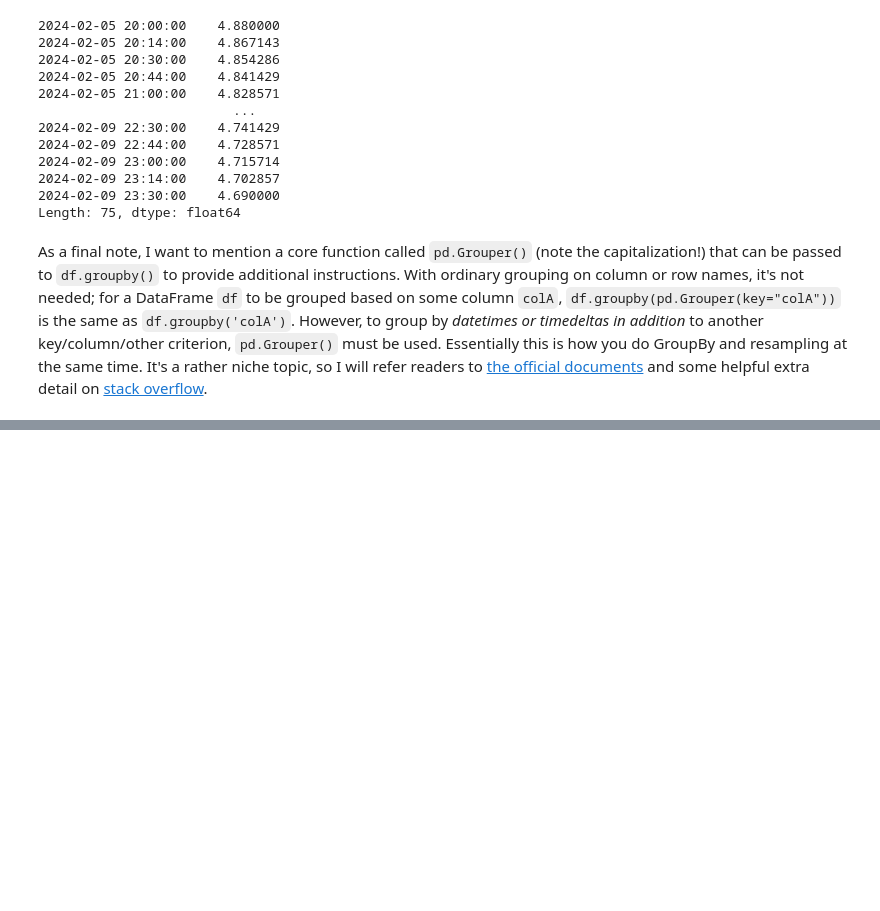
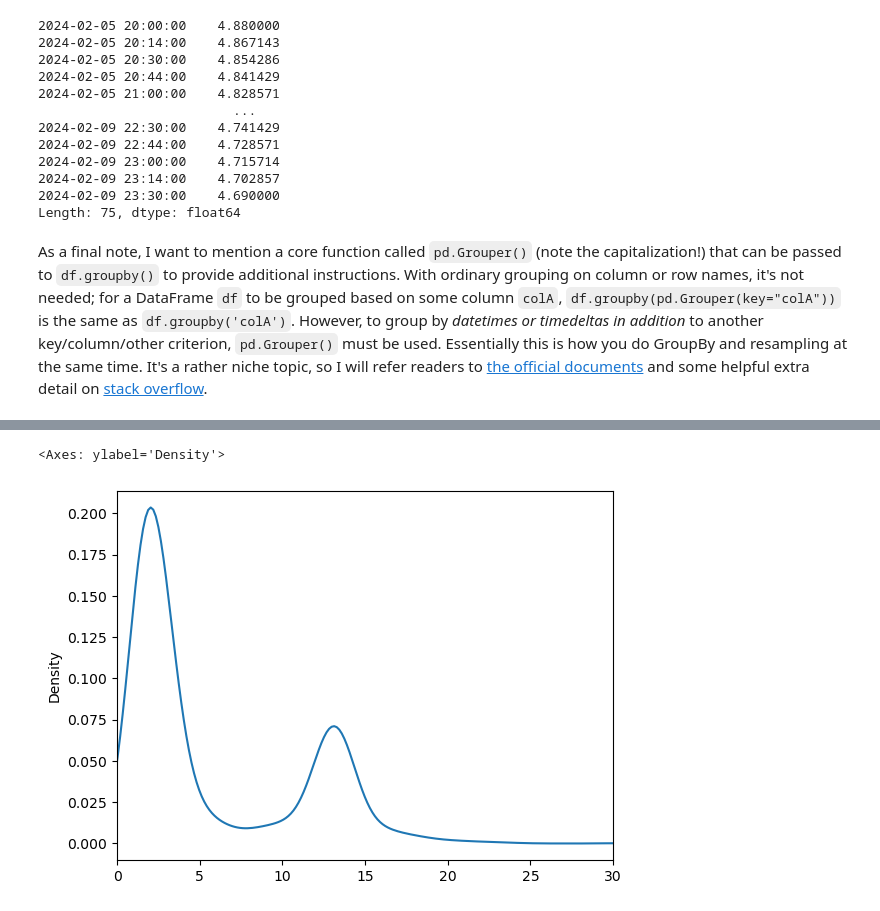
Before and after one commit to rlpitts/Intro-to-Pandas, a Jupyter notebook: PandasSBIntro.ipynb, the cells around one changed output, grey strips where cells are left out. Cells and saved outputs as stored; diff of their text form; code cells hidden in the pictures; blank space fills up the shorter version.

```diff
--- a/PandasSBIntro.ipynb
+++ b/PandasSBIntro.ipynb
@@ -1950,0 +2241,5 @@ ML programs like TensorFlow and PyTorch are highly compatible with Series/DataFr
+# %%
+df['radius_RE'].plot(kind='kde',xlim=(0,30))
+# %% [output]
+<Axes: ylabel='Density'>
+[figure, added]
```
Also changed, not shown: parts of 38 cells of this notebook, 2 other files.
